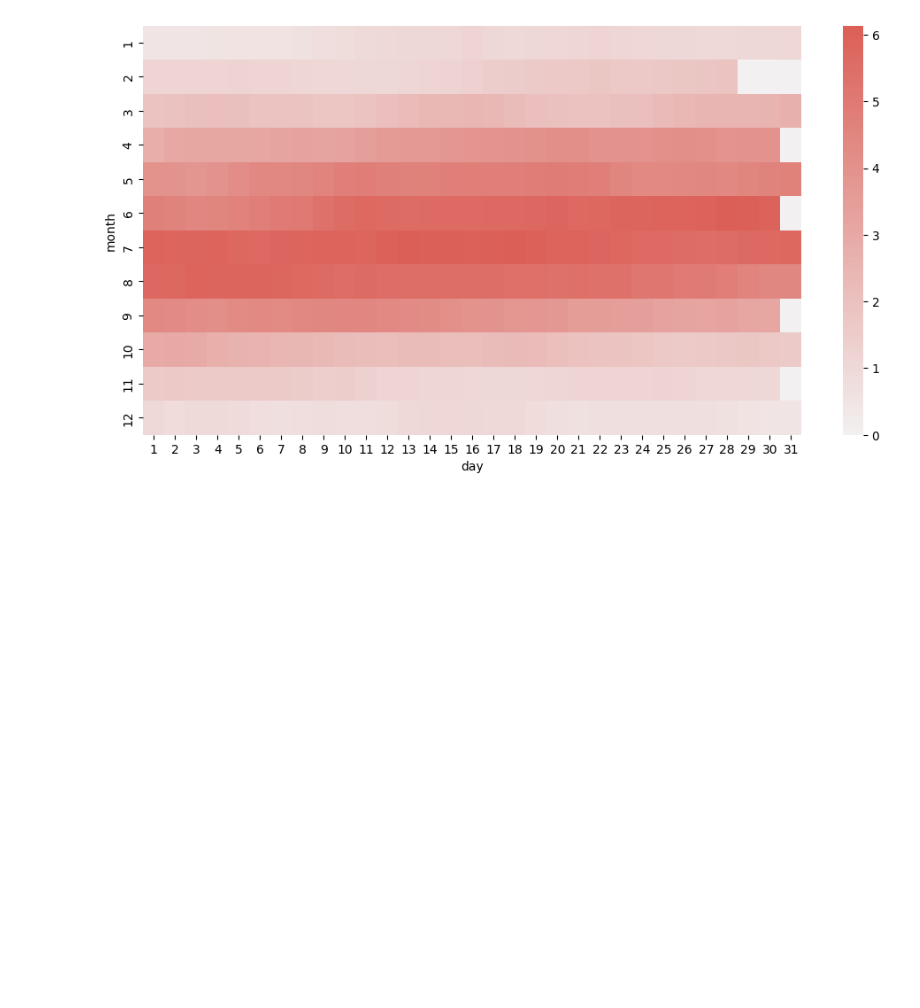
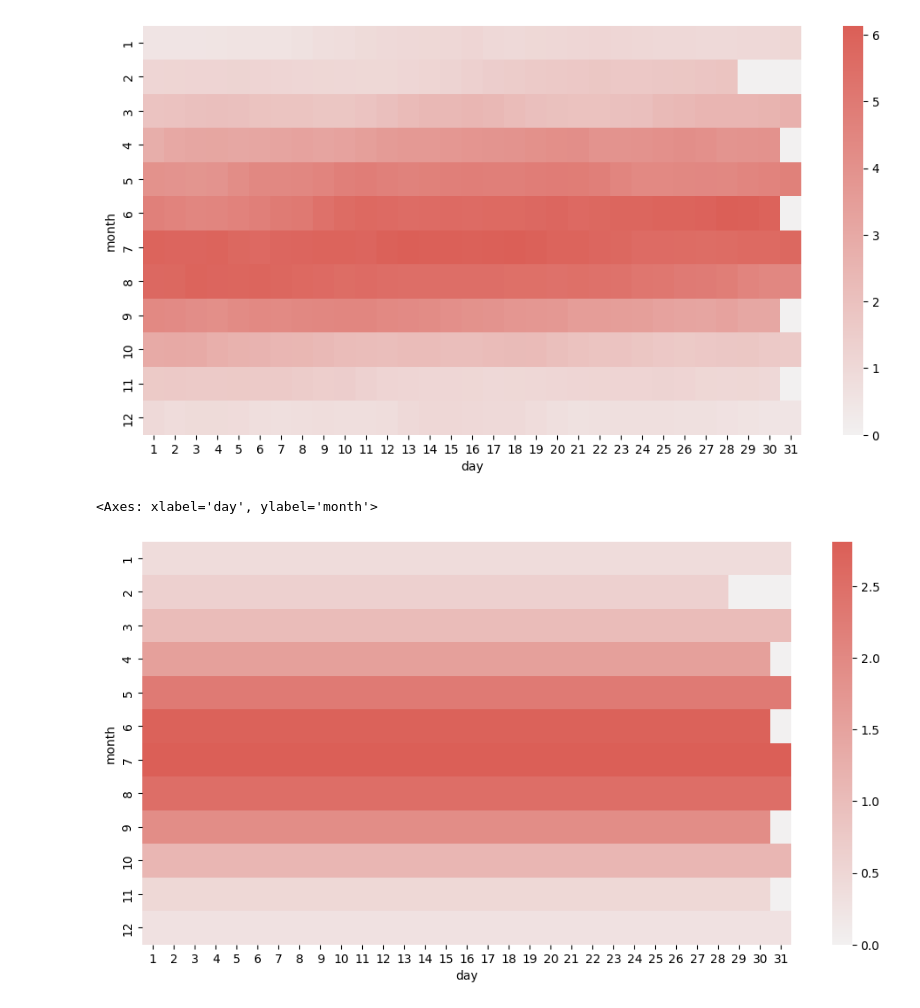
Before and after one commit to SensingTools/atlas-ml, a Jupyter notebook: EDA_combined.ipynb, the cells around one changed output. Drawn from its saved outputs; the diff is of its cells as text; code cells hidden in the pictures; blank space fills up the shorter version.

Commit message:
irrigation added

```diff
--- a/EDA_combined.ipynb
+++ b/EDA_combined.ipynb
@@ -145,3 +147,18 @@ sns.heatmap(pd.pivot_table(df,
 # %% [output]
 <Axes: xlabel='day', ylabel='month'>
 [figure]
+# %%
+plt.figure(figsize=(12, 6))
+
+# Plot the heatmap for irrigation in mm
+sns.heatmap(pd.pivot_table(df,
+              values="irrigation_mm",
+              index=["month"],
+              columns=["day"],
+              aggfunc=lambda x: x.mean(),
+              fill_value=0,
+            ),
+            cmap=sns.light_palette("#db5f57", as_cmap=True))
+# %% [output]
+<Axes: xlabel='day', ylabel='month'>
+[figure, added]
```
Also changed, not shown: parts of 8 cells of this notebook, 10 other files.
